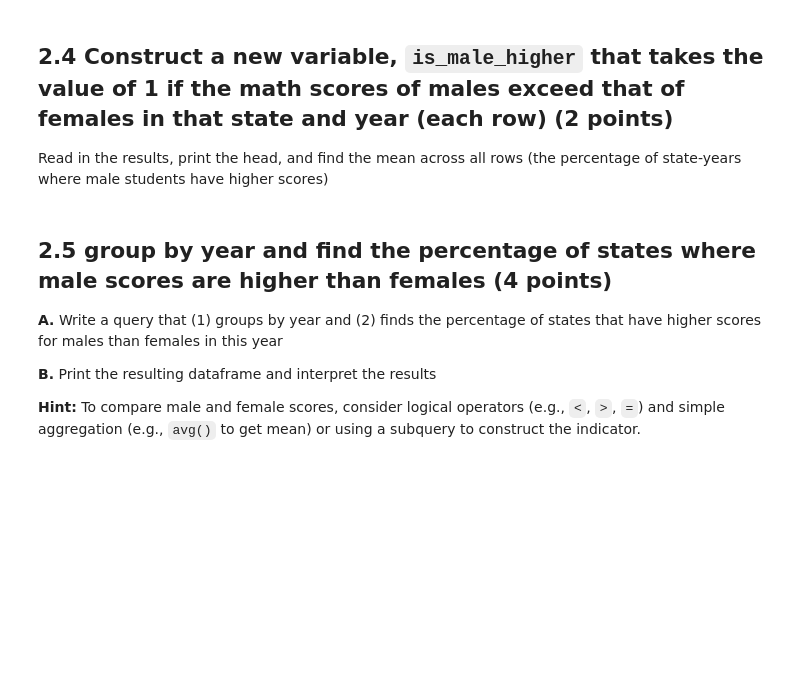
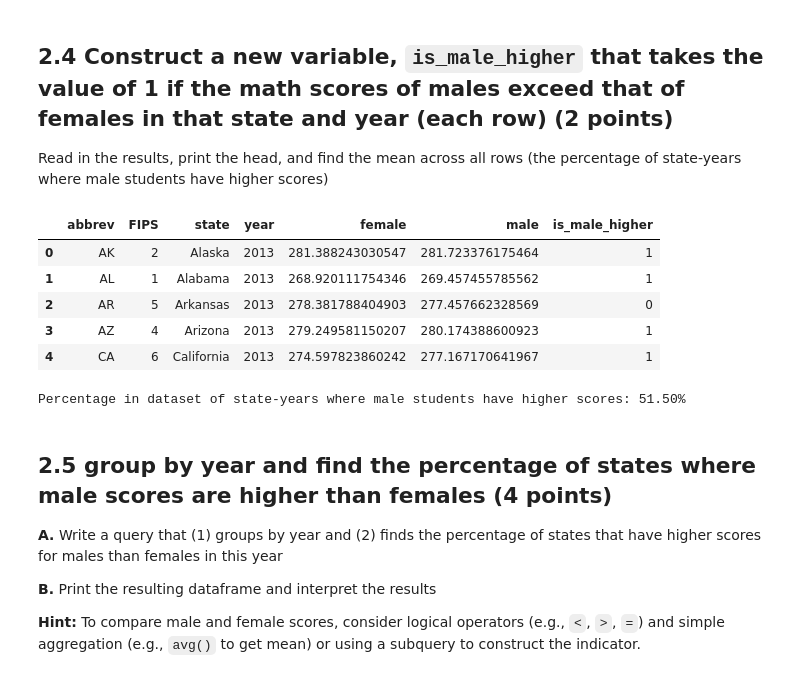
Before and after one commit to mikedemayo590/QSS20_S25, a Jupyter notebook: problemsets/pset4/pset4_1down.ipynb, the cells around one changed output. Cells and saved outputs as stored; diff of their text form; code cells hidden in the pictures; blank space fills up the shorter version.

```diff
--- a/problemsets/pset4/pset4_1down.ipynb
+++ b/problemsets/pset4/pset4_1down.ipynb
@@ -321,0 +319,3 @@ creds = load_creds("PATH TO YOUR CREDS FILE")
+# %%
+creds = load_creds("/Users/mikedemayo/Documents/GitHub/QSS20_S25/activities/math_gencompare_creds.yaml")
+creds['practice_database']['database']
@@ -321,0 +324,10 @@ creds = load_creds("PATH TO YOUR CREDS FILE")
+# %%
+# connecting to database
+cnx = mysql.connector.connect(
+    user=creds['practice_database']['user'],
+    password=creds['practice_database']['password'],
+    port=creds['practice_database']['port'],
+    database= "math_gencompare",
+    host = creds['practice_database']['host'])
+cursor = cnx.cursor(buffered=True)
+cnx
@@ -342,3 +408,27 @@ Read in the results, print the head, and find the mean across all rows (the perc
+# %%
+# query for making a new row
+q_new_row = """
+SELECT *,
+    CASE
+        when male > female THEN 1 ELSE 0
+    END AS is_male_higher
+FROM math_gencompare
+"""
+# generating results into dataframe and printing head and mean
+df_male_higher = pd.read_sql(q_new_row, cnx)
+df_male_higher.head()
+mean_value = df_male_higher["is_male_higher"].mean()
+percentage = mean_value * 100
+
+print(f"Percentage in dataset of state-years where male students have higher scores: {percentage:.2f}%")
+# %% [output]
+|  | abbrev | FIPS | state | year | female | male | is_male_higher |
+| 0 | AK | 2 | Alaska | 2013 | 281.388243030547 | 281.723376175464 | 1 |
+| 1 | AL | 1 | Alabama | 2013 | 268.920111754346 | 269.457455785562 | 1 |
+| 2 | AR | 5 | Arkansas | 2013 | 278.381788404903 | 277.457662328569 | 0 |
+| 3 | AZ | 4 | Arizona | 2013 | 279.249581150207 | 280.174388600923 | 1 |
+| 4 | CA | 6 | California | 2013 | 274.597823860242 | 277.167170641967 | 1 |
+Percentage in dataset of state-years where male students have higher scores: 51.50%
 # %% [markdown]
 ## 2.5 group by year and find the percentage of states where male scores are higher than females (4 points)
 
```
Also changed, not shown: parts of 14 cells of this notebook.
